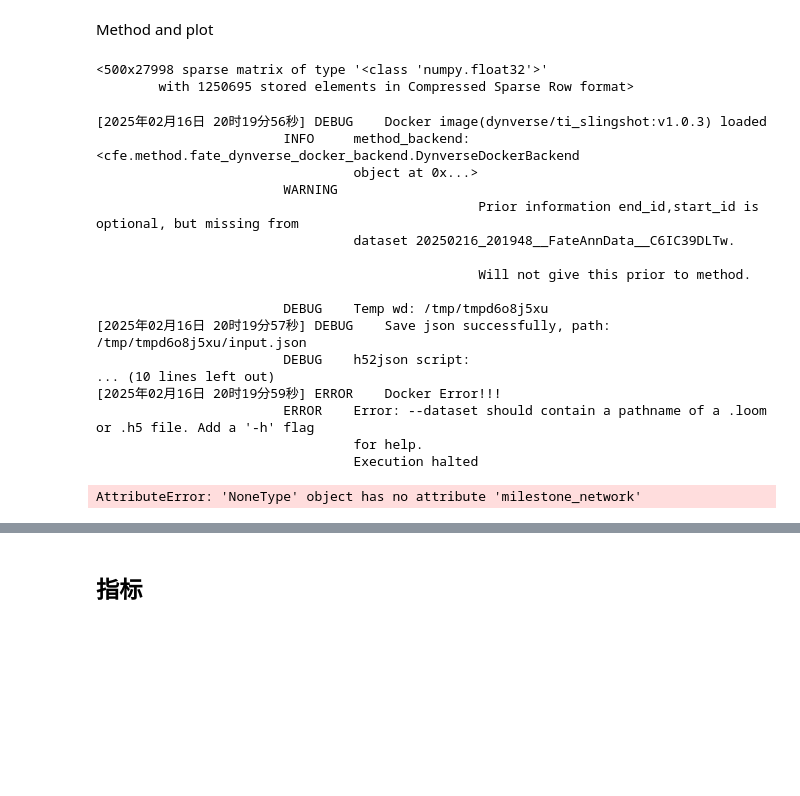
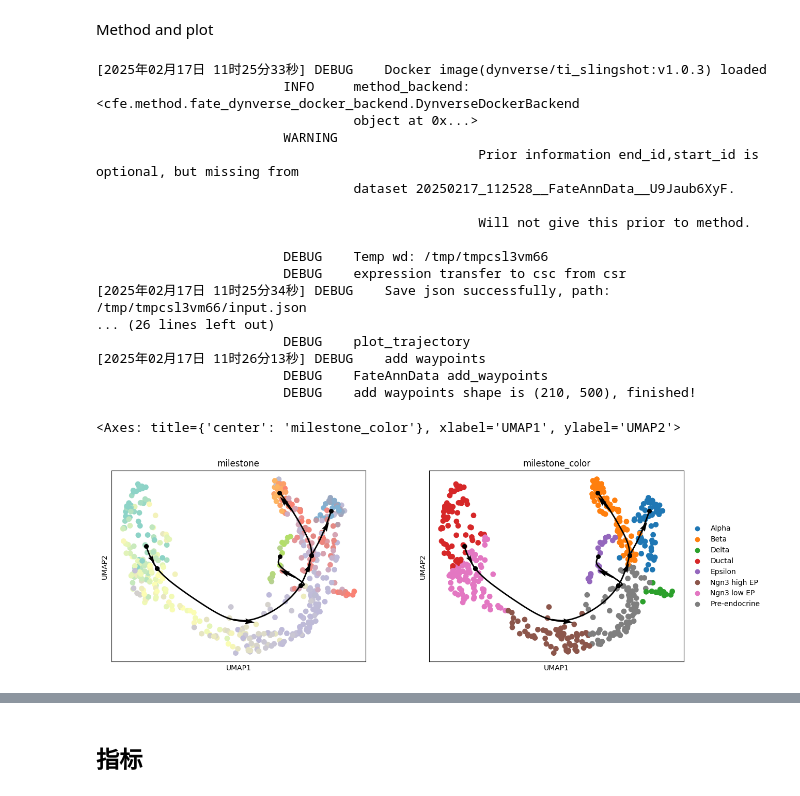
Before and after one commit to HuangDDU/cafe-release, a Jupyter notebook: notebook/benchmark_scvelo_pancreas.ipynb, the cells around one changed output, grey strips where cells are left out. Drawn from its saved outputs; the diff is of its cells as text; code cells hidden in the pictures; blank space fills up the shorter version.

```diff
--- a/notebook/benchmark_scvelo_pancreas.ipynb
+++ b/notebook/benchmark_scvelo_pancreas.ipynb
@@ -68,36 +80,32 @@ AnnData object with n_obs × n_vars = 500 × 27998
 [figure]
 # %% [markdown]
 Method and plot
-# %%
-fadata.layers["expression"]
-# %% [output]
-<500x27998 sparse matrix of type '<class 'numpy.float32'>'
-        with 1250695 stored elements in Compressed Sparse Row format>
 # %%
 slingshot = cfe.method.FateMethod(method_name="slingshot", backend="dynverse_docker")
 
 slingshot.infer_trajectory(fadata)
 
-cfe.plot.plot_trajectory(fadata, basis="tsne", color=cluster_key_list)
+cfe.plot.plot_trajectory(fadata, basis=basis, color=cluster_key_list)
 # %% [output]
-[2025年02月16日 20时19分56秒] DEBUG    Docker image(dynverse/ti_slingshot:v1.0.3) loaded
+[2025年02月17日 11时25分33秒] DEBUG    Docker image(dynverse/ti_slingshot:v1.0.3) loaded
                         INFO     method_backend: <cfe.method.fate_dynverse_docker_backend.DynverseDockerBackend
                                  object at 0x...>
                         WARNING
                                                  Prior information end_id,start_id is optional, but missing from
-                                 dataset 20250216_201948__FateAnnData__C6IC39DLTw.
+                                 dataset 20250217_112528__FateAnnData__U9Jaub6XyF.
 
                                                  Will not give this prior to method.
 
-                        DEBUG    Temp wd: /tmp/tmpd6o8j5xu
-[2025年02月16日 20时19分57秒] DEBUG    Save json successfully, path: /tmp/tmpd6o8j5xu/input.json
-                        DEBUG    h52json script:
-... (10 lines left out)
-[2025年02月16日 20时19分59秒] ERROR    Docker Error!!!
-                        ERROR    Error: --dataset should contain a pathname of a .loom or .h5 file. Add a '-h' flag
-                                 for help.
-                                 Execution halted
+                        DEBUG    Temp wd: /tmp/tmpcsl3vm66
+                        DEBUG    expression transfer to csc from csr
+[2025年02月17日 11时25分34秒] DEBUG    Save json successfully, path: /tmp/tmpcsl3vm66/input.json
+... (26 lines left out)
+                        DEBUG    plot_trajectory
+[2025年02月17日 11时26分13秒] DEBUG    add waypoints
+                        DEBUG    FateAnnData add_waypoints
+                        DEBUG    add waypoints shape is (210, 500), finished!
-AttributeError: 'NoneType' object has no attribute 'milestone_network'
+<Axes: title={'center': 'milestone_color'}, xlabel='UMAP1', ylabel='UMAP2'>
+[figure, added]
 # %%
 # TODO: PAGA need to be optimized, disconnected graph
 paga_method = cfe.method.FateMethod(method_name="paga")
```
Also changed, not shown: parts of 11 cells of this notebook, 10 other files.
